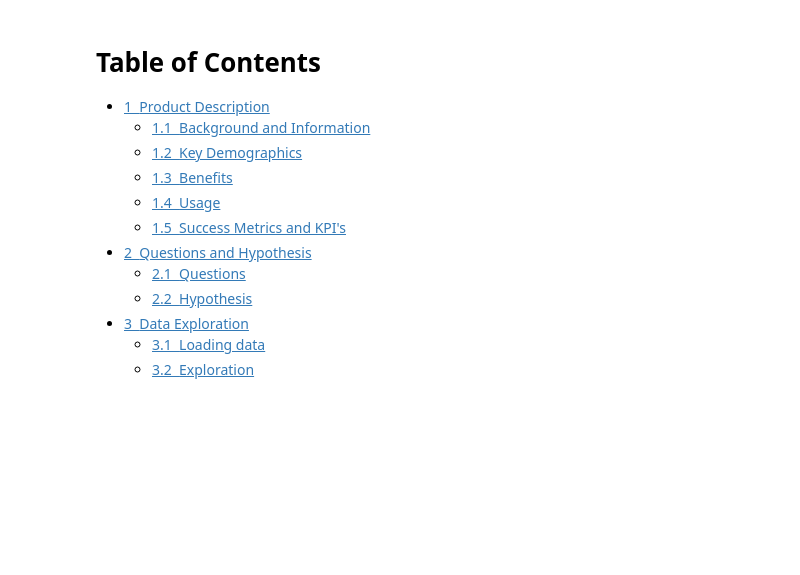
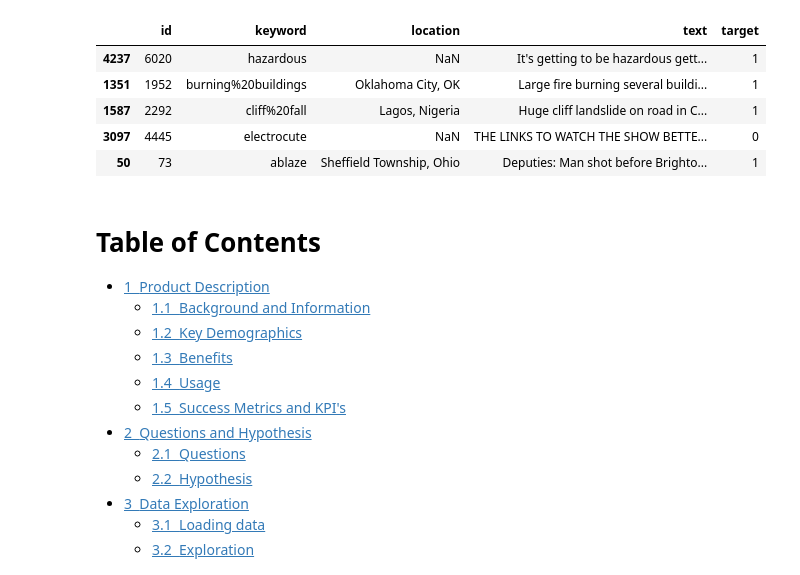
Before and after one commit to Ohad31415/fake-or-not, a Jupyter notebook: Features_v3.ipynb, the cells around one changed output. Drawn from its saved outputs; the diff is of its cells as text; code cells hidden in the pictures; blank space fills up the shorter version.

```diff
--- a/Features_v3.ipynb
+++ b/Features_v3.ipynb
@@ -158,2 +158,12 @@ data_path = "./train.csv"
+# %%
+df_train = pd.read_csv(data_path)
+df_train.sample(5)
+# %% [output]
+|  | id | keyword | location | text | target |
+| 4237 | 6020 | hazardous | NaN | It's getting to be hazardous gett... | 1 |
+| 1351 | 1952 | burning%20buildings | Oklahoma City, OK | Large fire burning several buildi... | 1 |
+| 1587 | 2292 | cliff%20fall | Lagos, Nigeria | Huge cliff landslide on road in C... | 1 |
+| 3097 | 4445 | electrocute | NaN | THE LINKS TO WATCH THE SHOW BETTE... | 0 |
+| 50 | 73 | ablaze | Sheffield Township, Ohio | Deputies: Man shot before Brighto... | 1 |
 # %% [markdown]
 <h1>Table of Contents<span class="tocSkip"></span></h1>
```
Also changed, not shown: parts of 11 cells of this notebook, 2 other files.
